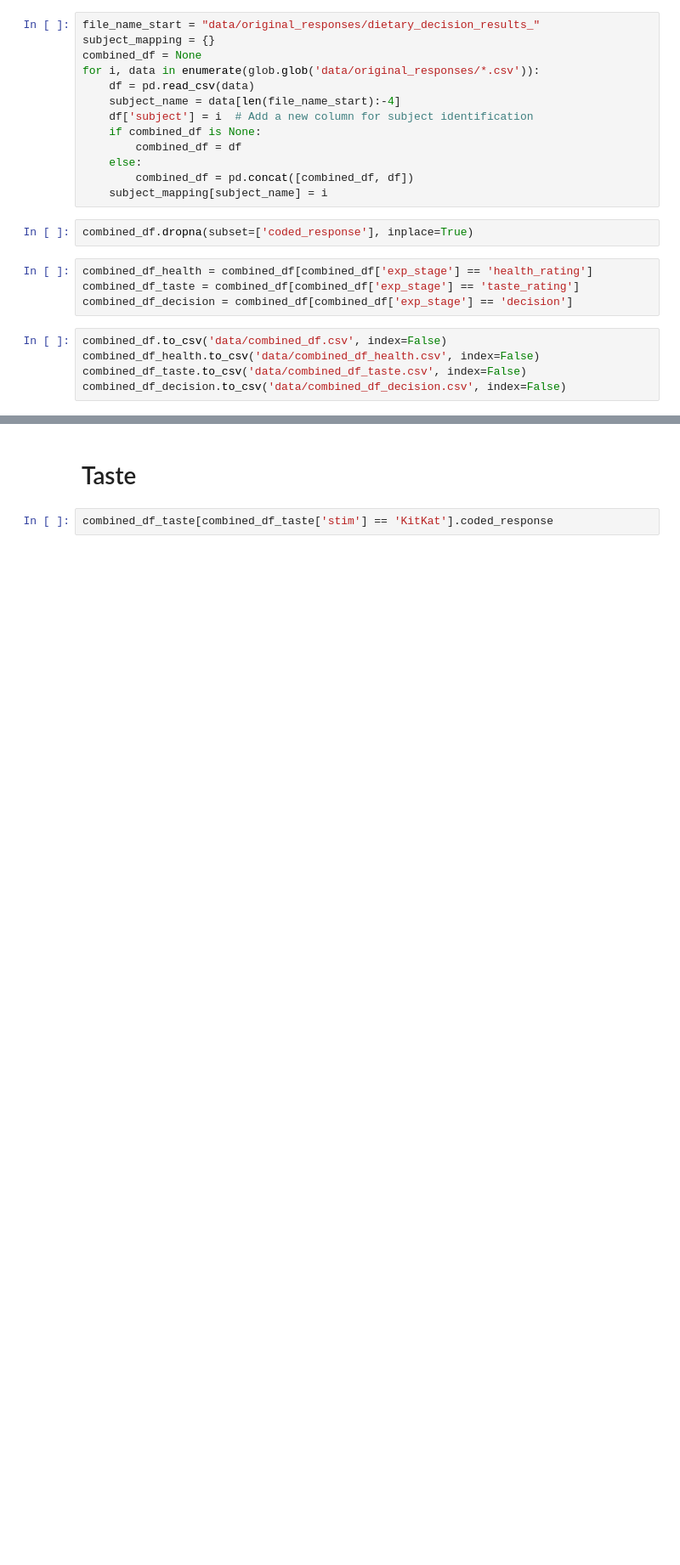
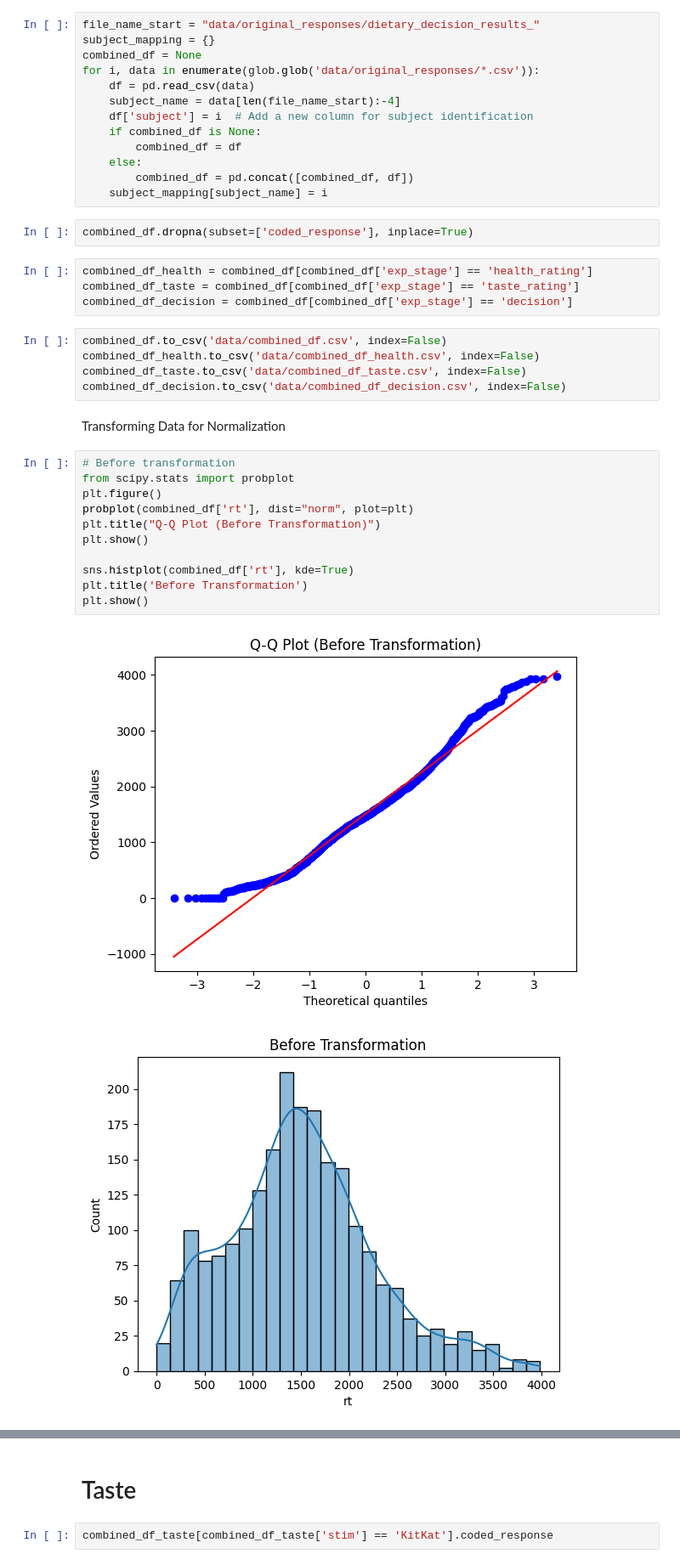
Before and after one commit to rae-1/CG504_Project, a Jupyter notebook: analysis.ipynb, the cells around one changed output, grey strips where cells are left out. Shown: that part at 85% size. Saved outputs shown, nothing was run; the diff lists cells and outputs as text; blank space fills up the shorter version.

Commit message:
data transformation

```diff
--- a/analysis.ipynb
+++ b/analysis.ipynb
@@ -57,3 +59,19 @@ combined_df.to_csv('data/combined_df.csv', index=False)
 combined_df_health.to_csv('data/combined_df_health.csv', index=False)
 combined_df_taste.to_csv('data/combined_df_taste.csv', index=False)
 combined_df_decision.to_csv('data/combined_df_decision.csv', index=False)
+# %% [markdown]
+Transforming Data for Normalization
+# %%
+# Before transformation
+from scipy.stats import probplot
+plt.figure()
+probplot(combined_df['rt'], dist="norm", plot=plt)
+plt.title("Q-Q Plot (Before Transformation)")
+plt.show()
+
+sns.histplot(combined_df['rt'], kde=True)
+plt.title('Before Transformation')
+plt.show()
+# %% [output]
+[figure, added]
+[figure, added]
```
Also changed, not shown: parts of 8 cells of this notebook.
